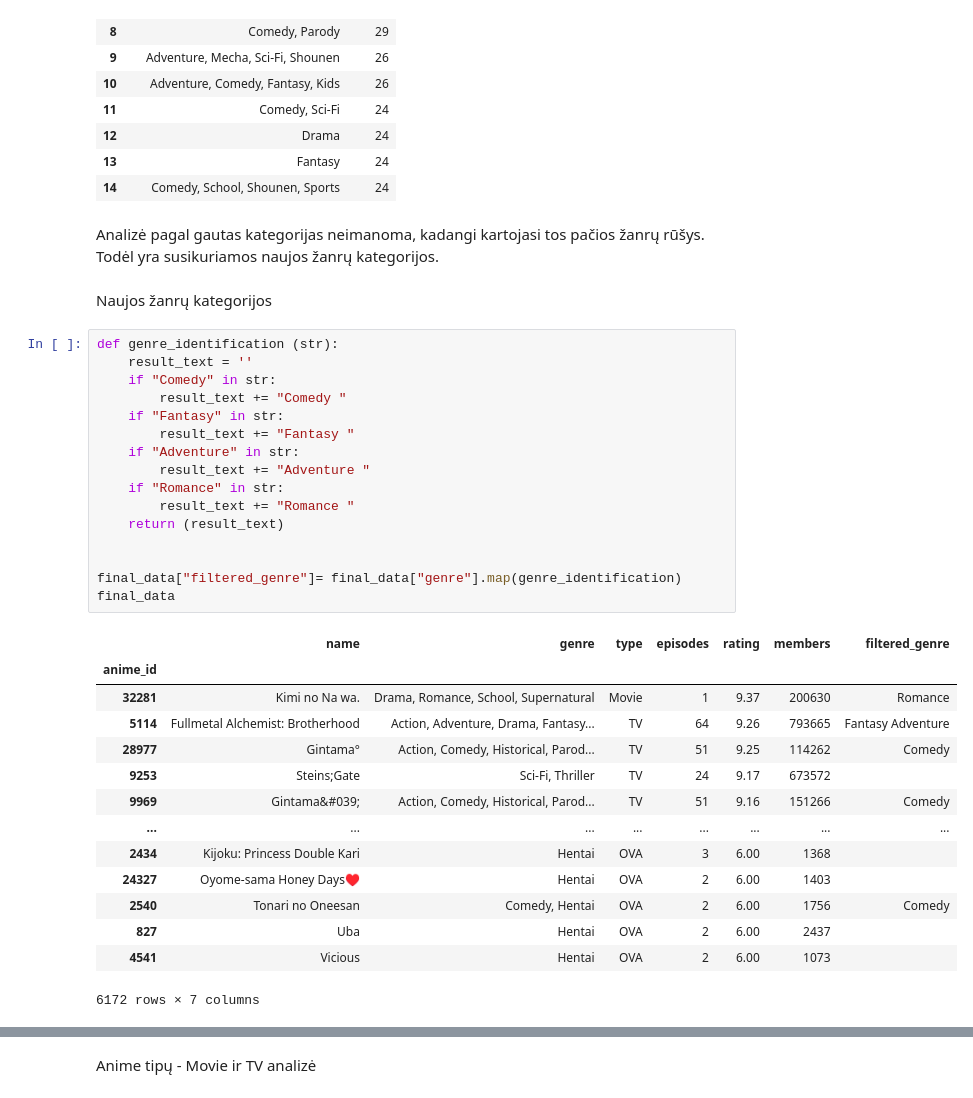
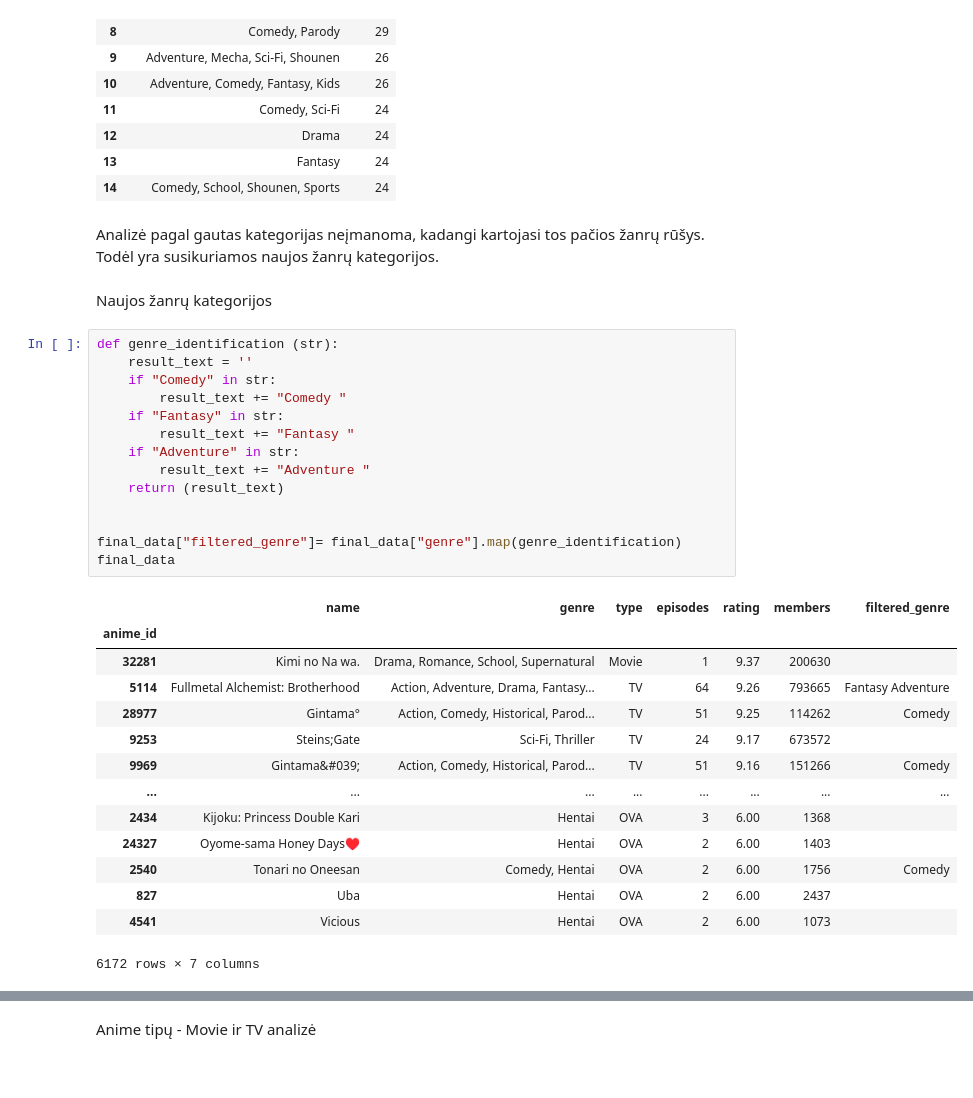
Before and after one commit to ErnestaTum/-Python_mokymai, a Jupyter notebook: baigiamasis_darbas.ipynb, the cells around one changed output, grey strips where cells are left out. Saved outputs shown, nothing was run; the diff lists cells and outputs as text.

```diff
--- a/baigiamasis_darbas.ipynb
+++ b/baigiamasis_darbas.ipynb
@@ -242,29 +242,27 @@ genre_count
 | 13 | Fantasy | 24 |
 | 14 | Comedy, School, Shounen, Sports | 24 |
 # %% [markdown]
-Analizė pagal gautas kategorijas neimanoma, kadangi kartojasi tos pačios žanrų rūšys. Todėl yra susikuriamos naujos žanrų kategorijos.
+Analizė pagal gautas kategorijas neįmanoma, kadangi kartojasi tos pačios žanrų rūšys. Todėl yra susikuriamos naujos žanrų kategorijos.
 # %% [markdown]
 Naujos žanrų kategorijos
 # %%
 def genre_identification (str):
     result_text = ''
     if "Comedy" in str:
         result_text += "Comedy "
     if "Fantasy" in str:
         result_text += "Fantasy "
     if "Adventure" in str:
         result_text += "Adventure "
-    if "Romance" in str:
-        result_text += "Romance "
     return (result_text)
 
 
 final_data["filtered_genre"]= final_data["genre"].map(genre_identification)
 final_data
 # %% [output]
 |  | name | genre | type | episodes | rating | members | filtered_genre |
 | anime_id |  |  |  |  |  |  |  |
-| 32281 | Kimi no Na wa. | Drama, Romance, School, Supernatural | Movie | 1 | 9.37 | 200630 | Romance |
+| 32281 | Kimi no Na wa. | Drama, Romance, School, Supernatural | Movie | 1 | 9.37 | 200630 |  |
 | 5114 | Fullmetal Alchemist: Brotherhood | Action, Adventure, Drama, Fantasy... | TV | 64 | 9.26 | 793665 | Fantasy Adventure |
 | 28977 | Gintama° | Action, Comedy, Historical, Parod... | TV | 51 | 9.25 | 114262 | Comedy |
 | 9253 | Steins;Gate | Sci-Fi, Thriller | TV | 24 | 9.17 | 673572 |  |
```
Also changed, not shown: parts of 13 cells of this notebook.
